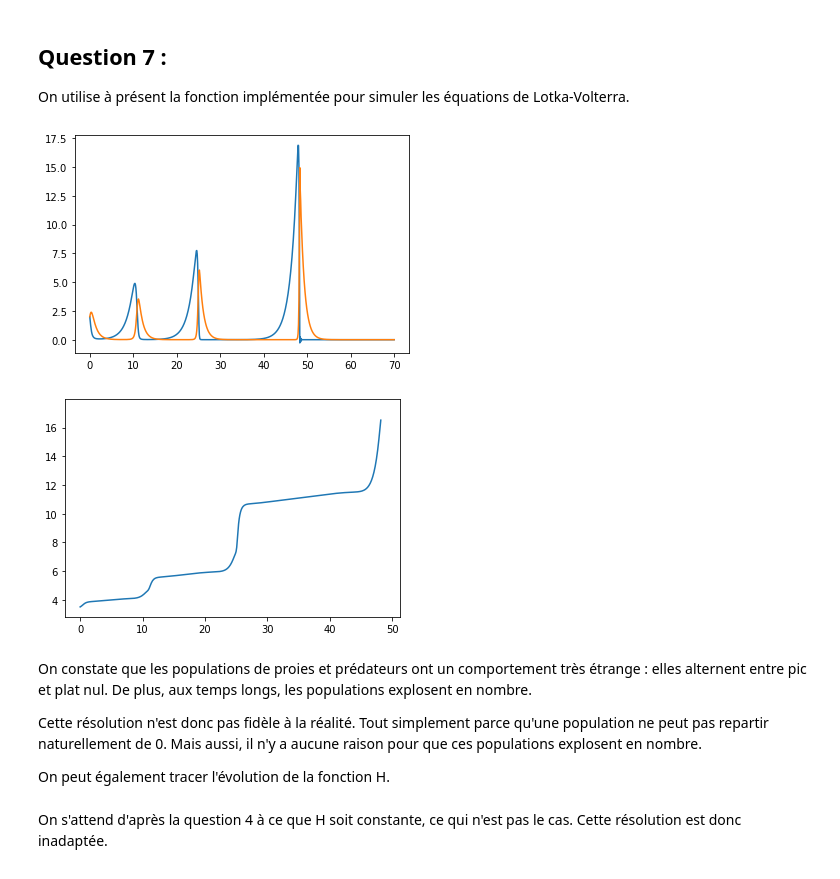
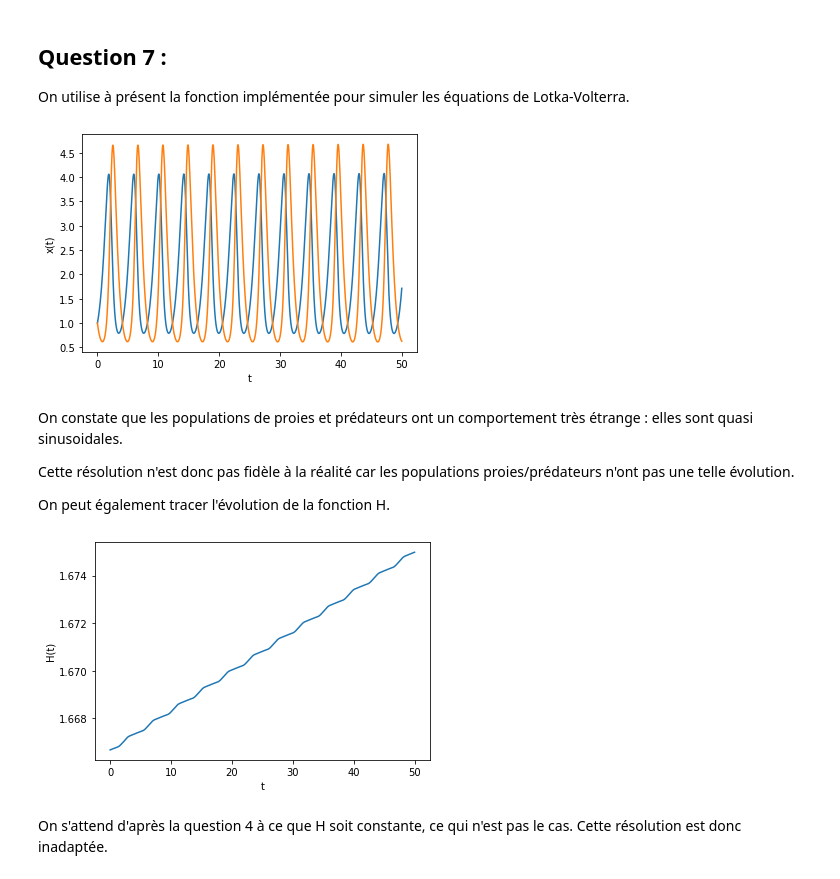
Before and after one commit to cwotawa/Projet-math-info-2, a Jupyter notebook: Projet_2.ipynb, the cells around one changed output. Drawn from its saved outputs; the diff is of its cells as text; code cells hidden in the pictures.

```diff
--- a/Projet_2.ipynb
+++ b/Projet_2.ipynb
@@ -275,20 +277,27 @@ On observe ainsi la convergence du schéma lorsque le pas de temps $dt$ tend ver
 ## __Question 7 :__
 
 On utilise à présent la fonction implémentée pour simuler les équations de Lotka-Volterra.
+# %%
+t, x = solve_euler_explicite(f, np.array([1, 1]), 0.0001, 0, 50)
+
+plt.plot(t, x)
+plt.xlabel("t")
+plt.ylabel("x(t)")
+plt.show()
+# %% [output]
+[figure, added]
+# %% [markdown]
+On constate que les populations de proies et prédateurs ont un comportement très étrange : elles sont quasi sinusoidales.
+
+Cette résolution n'est donc pas fidèle à la réalité car les populations proies/prédateurs n'ont pas une telle évolution.
+
+On peut également tracer l'évolution de la fonction H.
 # %%
-t, x = solve_euler_explicite(f, np.array([2., 2.]), 0.1, 0, 70)
 h = [H(t[i], x[i]) for i in range(len(x))]
 
-plt.plot(t, x)
+plt.plot(t, h)
 plt.xlabel("t")
-plt.ylabel("x(t)")
+plt.ylabel("H(t)")
 plt.show()
 # %% [output]
-[figure, old version]
+[figure, new version]
-[figure, removed]
-# %% [markdown]
-On constate que les populations de proies et prédateurs ont un comportement très étrange : elles alternent entre pic et plat nul. De plus, aux temps longs, les populations explosent en nombre.
-
-Cette résolution n'est donc pas fidèle à la réalité. Tout simplement parce qu'une population ne peut pas repartir naturellement de 0. Mais aussi, il n'y a aucune raison pour que ces populations explosent en nombre.
-
-On peut également tracer l'évolution de la fonction H.
```
Also changed, not shown: parts of 12 cells of this notebook.
